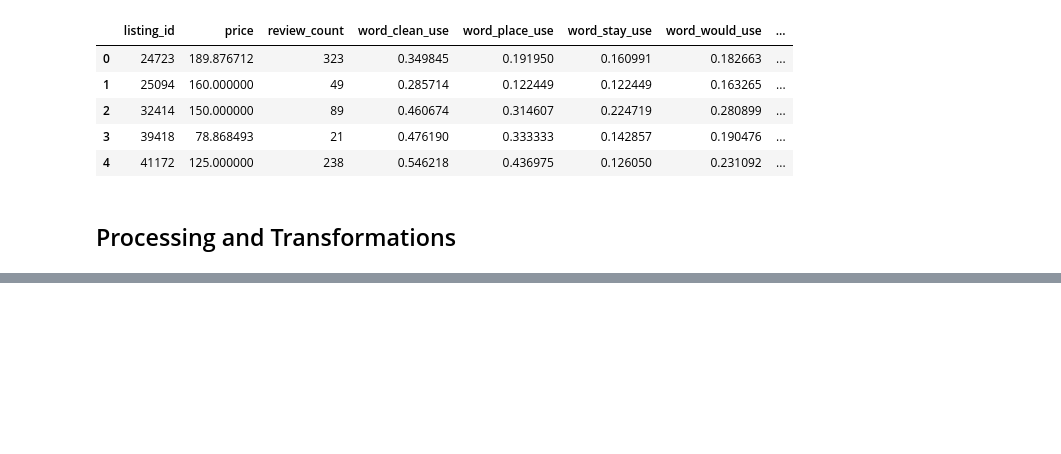
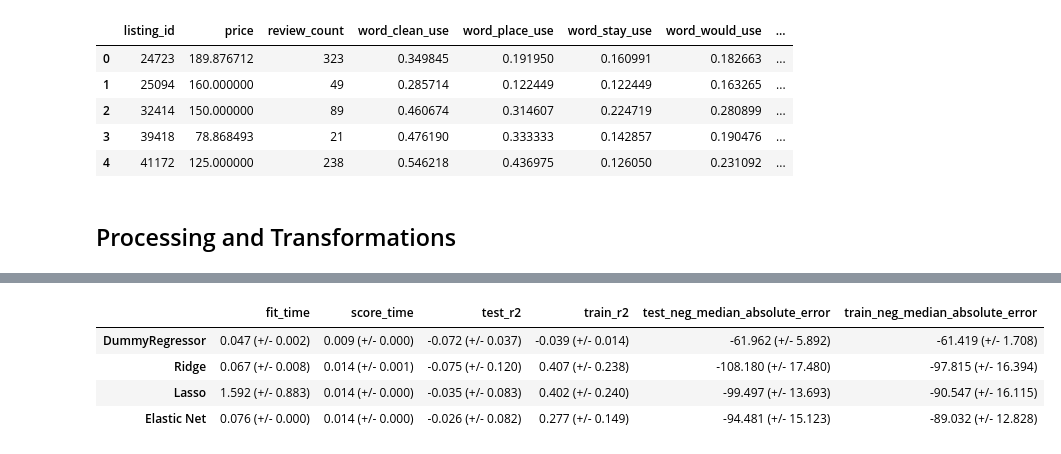
Before and after one commit to dusty736/sf_airbnb, a Jupyter notebook: code/modeling.ipynb, the cells around one changed output, grey strips where cells are left out. Cells and saved outputs as stored; diff of their text form; code cells hidden in the pictures; blank space fills up the shorter version.

```diff
--- a/code/modeling.ipynb
+++ b/code/modeling.ipynb
@@ -249,0 +232,18 @@ ValueError: Input contains infinity or a value too large for dtype('float64').
+# %%
+models = {
+    "Ridge": Ridge(max_iter=10_000),
+    "Lasso": Lasso(max_iter=10_000),
+    "Elastic Net": ElasticNet(max_iter=10_000)
+}
+# %%
+for model in models:
+    pipe = make_pipeline(preprocessor, models[model])
+    results[model] = mean_std_cross_val_scores(pipe, X_train, y_train, scoring_metric=['r2', 'neg_median_absolute_error'])
+# %%
+pd.DataFrame(results).T
+# %% [output]
+|  | fit_time | score_time | test_r2 | train_r2 | test_neg_median_absolute_error | train_neg_median_absolute_error |
+| DummyRegressor | 0.047 (+/- 0.002) | 0.009 (+/- 0.000) | -0.072 (+/- 0.037) | -0.039 (+/- 0.014) | -61.962 (+/- 5.892) | -61.419 (+/- 1.708) |
+| Ridge | 0.067 (+/- 0.008) | 0.014 (+/- 0.001) | -0.075 (+/- 0.120) | 0.407 (+/- 0.238) | -108.180 (+/- 17.480) | -97.815 (+/- 16.394) |
+| Lasso | 1.592 (+/- 0.883) | 0.014 (+/- 0.000) | -0.035 (+/- 0.083) | 0.402 (+/- 0.240) | -99.497 (+/- 13.693) | -90.547 (+/- 16.115) |
+| Elastic Net | 0.076 (+/- 0.000) | 0.014 (+/- 0.000) | -0.026 (+/- 0.082) | 0.277 (+/- 0.149) | -94.481 (+/- 15.123) | -89.032 (+/- 12.828) |
```
Also changed, not shown: parts of 7 cells of this notebook.
